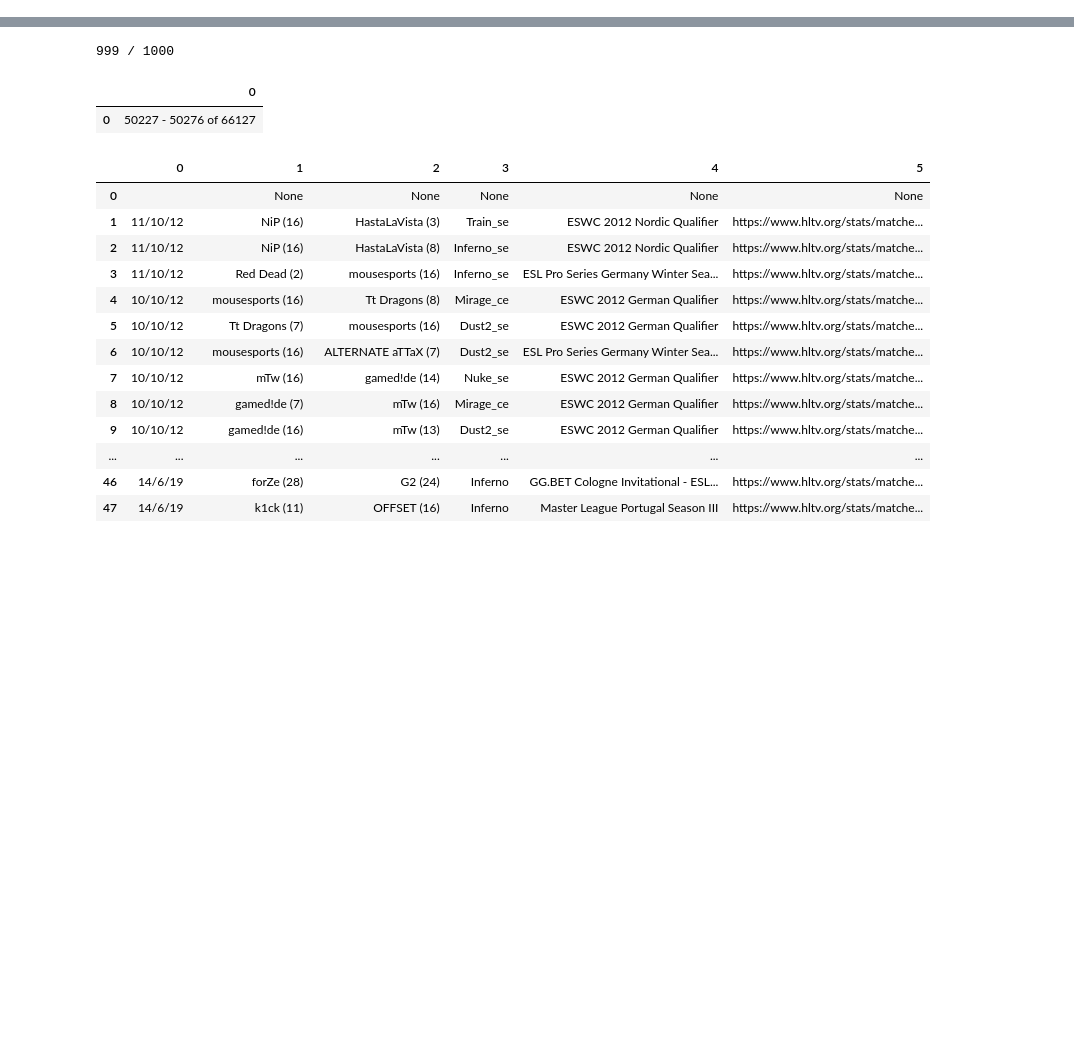
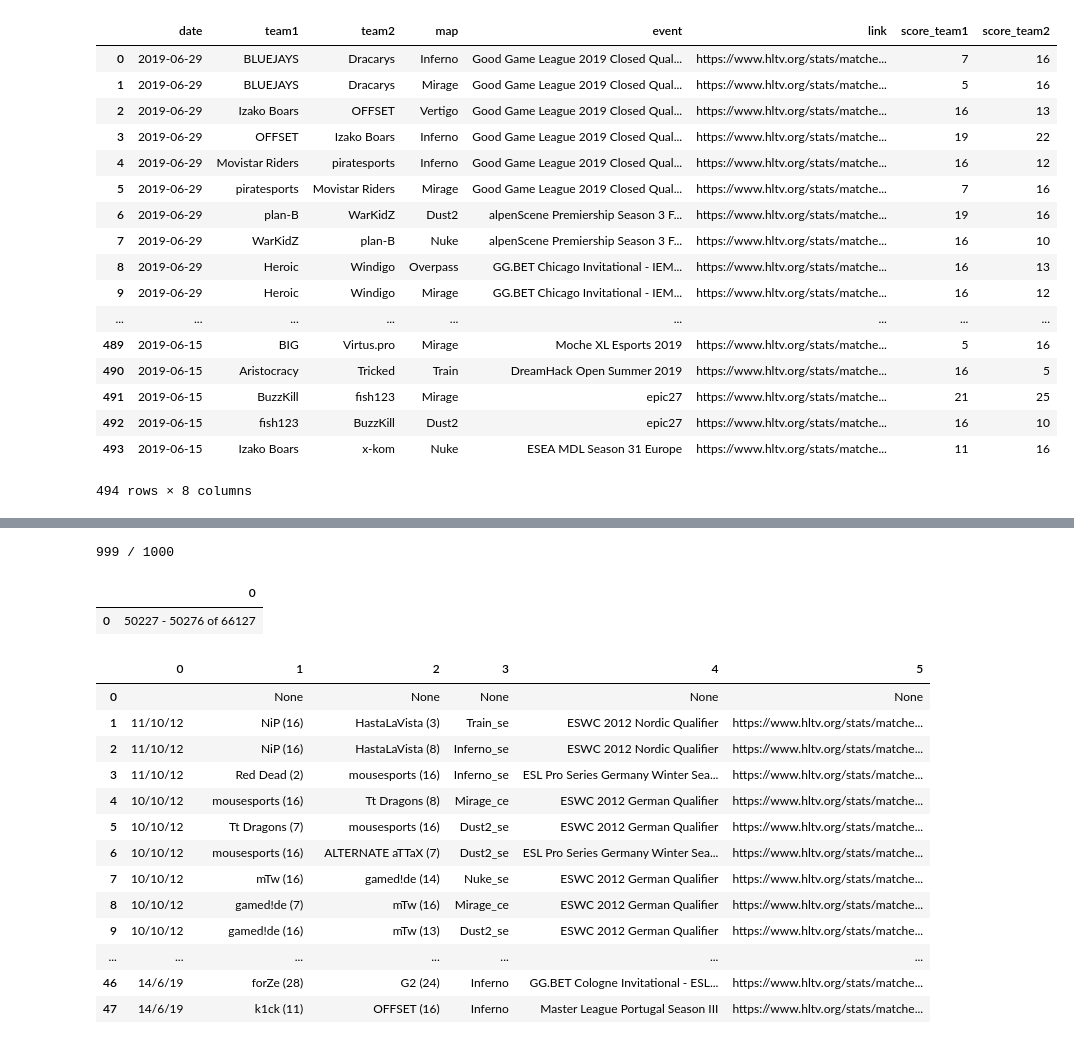
Before and after one commit to madbubu/project_cs_prediction, a Jupyter notebook: project_cs_prediction.ipynb, the cells around one changed output, grey strips where cells are left out. Cells and saved outputs as stored; diff of their text form; code cells hidden in the pictures; blank space fills up the shorter version.

```diff
--- a/project_cs_prediction.ipynb
+++ b/project_cs_prediction.ipynb
@@ -72,0 +411,13 @@ def in_database(df, last_element):
+# %%
+df=pd.DataFrame()
+df_new, _ =  get_info_from_main_tabels()
+df = pd.concat([df, df_new])
+last_value=df.iloc[-1][5]
+
+while ~in_database(df_main_table, last_value):
+    next_page()
+    df_new, _ =  get_info_from_main_tabels()
+    df = pd.concat([df, df_new])
+    last_value = df.iloc[-1][5]
+# %%
+df = process_main_table(df)
@@ -72,0 +447,21 @@ def in_database(df, last_element):
+# %%
+df[~df['link'].isin(df_main_table['link'])]
+# %% [output]
+|  | date | team1 | team2 | map | event | link | score_team1 | score_team2 |
+| 0 | 2019-06-29 | BLUEJAYS | Dracarys | Inferno | Good Game League 2019 Closed Qual... | https://www.hltv.org/stats/matche... | 7 | 16 |
+| 1 | 2019-06-29 | BLUEJAYS | Dracarys | Mirage | Good Game League 2019 Closed Qual... | https://www.hltv.org/stats/matche... | 5 | 16 |
+| 2 | 2019-06-29 | Izako Boars | OFFSET | Vertigo | Good Game League 2019 Closed Qual... | https://www.hltv.org/stats/matche... | 16 | 13 |
+| 3 | 2019-06-29 | OFFSET | Izako Boars | Inferno | Good Game League 2019 Closed Qual... | https://www.hltv.org/stats/matche... | 19 | 22 |
+| 4 | 2019-06-29 | Movistar Riders | piratesports | Inferno | Good Game League 2019 Closed Qual... | https://www.hltv.org/stats/matche... | 16 | 12 |
+| 5 | 2019-06-29 | piratesports | Movistar Riders | Mirage | Good Game League 2019 Closed Qual... | https://www.hltv.org/stats/matche... | 7 | 16 |
+| 6 | 2019-06-29 | plan-B | WarKidZ | Dust2 | alpenScene Premiership Season 3 F... | https://www.hltv.org/stats/matche... | 19 | 16 |
+| 7 | 2019-06-29 | WarKidZ | plan-B | Nuke | alpenScene Premiership Season 3 F... | https://www.hltv.org/stats/matche... | 16 | 10 |
+| 8 | 2019-06-29 | Heroic | Windigo | Overpass | GG.BET Chicago Invitational - IEM... | https://www.hltv.org/stats/matche... | 16 | 13 |
+| 9 | 2019-06-29 | Heroic | Windigo | Mirage | GG.BET Chicago Invitational - IEM... | https://www.hltv.org/stats/matche... | 16 | 12 |
+| ... | ... | ... | ... | ... | ... | ... | ... | ... |
+| 489 | 2019-06-15 | BIG | Virtus.pro | Mirage | Moche XL Esports 2019 | https://www.hltv.org/stats/matche... | 5 | 16 |
+| 490 | 2019-06-15 | Aristocracy | Tricked | Train | DreamHack Open Summer 2019 | https://www.hltv.org/stats/matche... | 16 | 5 |
+| 491 | 2019-06-15 | BuzzKill | fish123 | Mirage | epic27 | https://www.hltv.org/stats/matche... | 21 | 25 |
+| 492 | 2019-06-15 | fish123 | BuzzKill | Dust2 | epic27 | https://www.hltv.org/stats/matche... | 16 | 10 |
+| 493 | 2019-06-15 | Izako Boars | x-kom | Nuke | ESEA MDL Season 31 Europe | https://www.hltv.org/stats/matche... | 11 | 16 |
+494 rows × 8 columns
```
Also changed, not shown: parts of 70 cells of this notebook.
